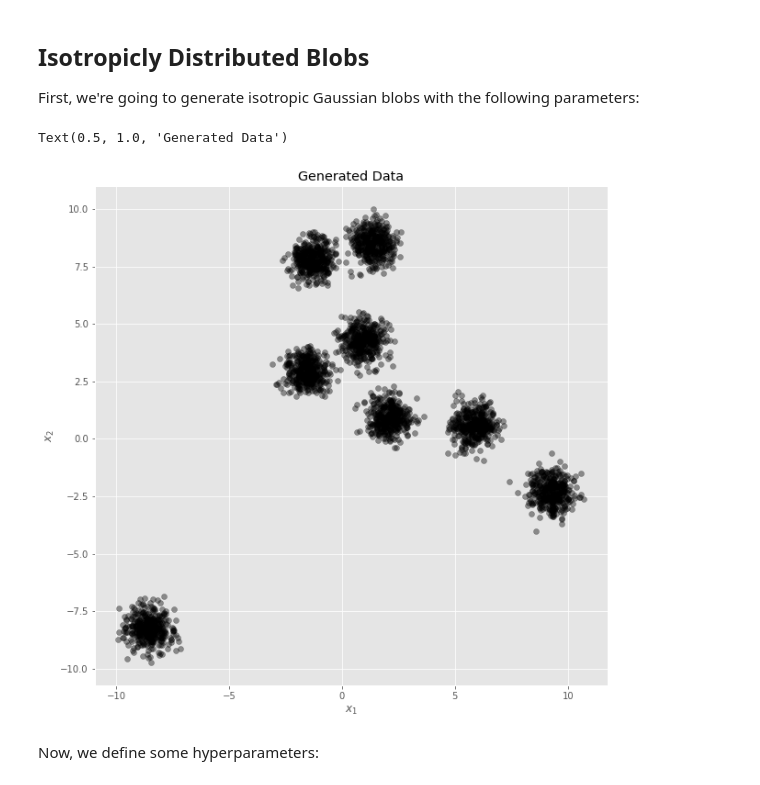
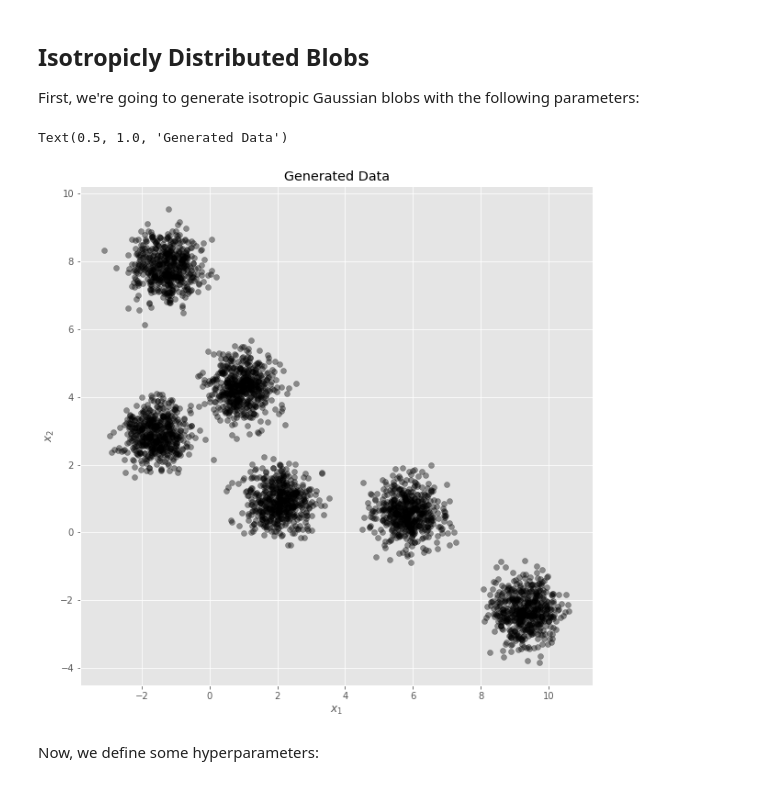
Before and after one commit to juselara1/dmae, a Jupyter notebook: examples/synthetic/shallow_DMAE.ipynb, the cells around one changed output. Saved outputs shown, nothing was run; the diff lists cells and outputs as text; code cells hidden in the pictures.

```diff
--- a/examples/synthetic/shallow_DMAE.ipynb
+++ b/examples/synthetic/shallow_DMAE.ipynb
@@ -36,16 +36,16 @@ First, we're going to generate isotropic Gaussian blobs with the following param
 # %%
 # Number of samples to generate
 n_samples = 3200
-X, _ = make_blobs(n_samples=n_samples, centers=8, cluster_std=0.5)
+X, _ = make_blobs(n_samples=n_samples, centers=6, cluster_std=0.5)
 X = np.float32(X)
 # Visualizing the generated points
 plt.figure(figsize=(10, 10))
 plt.scatter(X[:, 0], X[:, 1], c="k", alpha=0.4)
 plt.xlabel("$x_1$"); plt.ylabel("$x_2$")
 plt.title("Generated Data")
 # %% [output]
 Text(0.5, 1.0, 'Generated Data')
-[figure, old version]
+[figure, new version]
 # %% [markdown]
 Now, we define some hyperparameters:
 # %%
```
Also changed, not shown: parts of 19 cells of this notebook, 9 other files.
